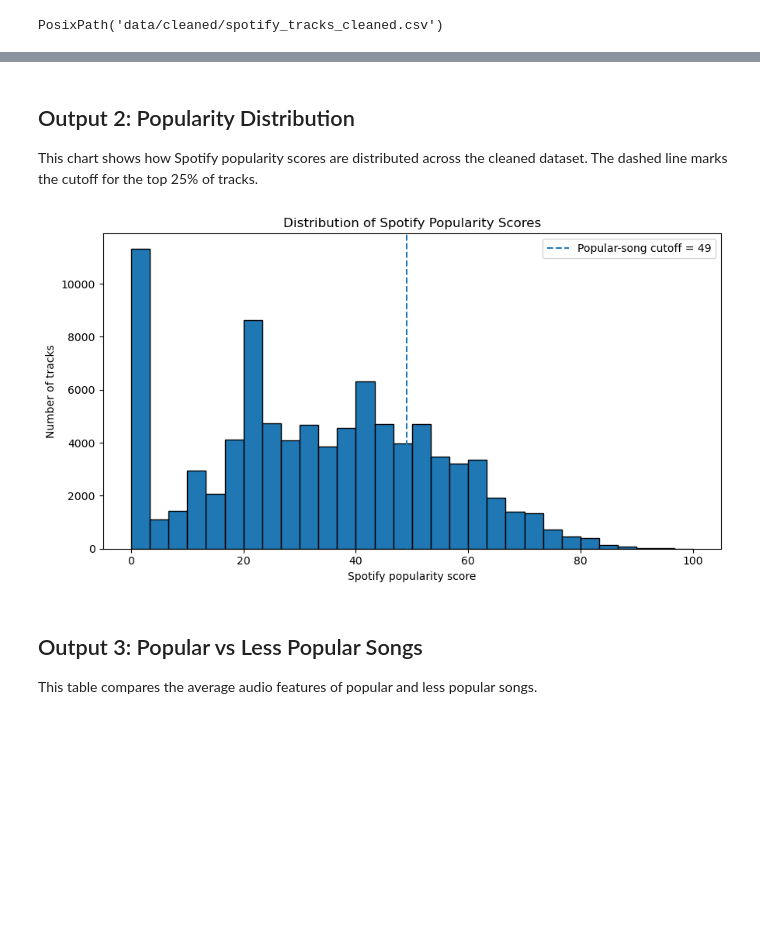
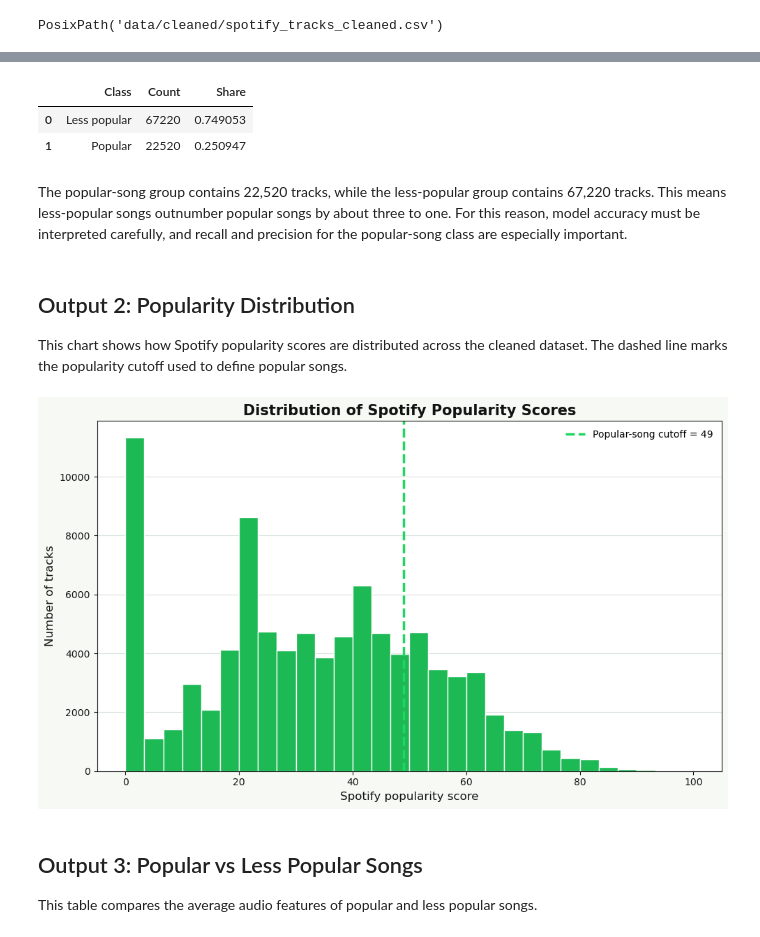
Before and after one commit to TzeNing/bee2041-music-popularity-project, a Jupyter notebook: blog.ipynb, the cells around one changed output, grey strips where cells are left out. Drawn from its saved outputs; the diff is of its cells as text; code cells hidden in the pictures; blank space fills up the shorter version.

```diff
--- a/blog.ipynb
+++ b/blog.ipynb
@@ -173,23 +269,55 @@ summary_table
+# %%
+class_balance = (
+    df_clean["popular_song"]
+    .value_counts()
+    .rename(index={0: "Less popular", 1: "Popular"})
+    .reset_index()
+)
+
+class_balance.columns = ["Class", "Count"]
+class_balance["Share"] = class_balance["Count"] / class_balance["Count"].sum()
+
+class_balance
+# %% [output]
+|  | Class | Count | Share |
+| 0 | Less popular | 67220 | 0.749053 |
+| 1 | Popular | 22520 | 0.250947 |
+# %% [markdown]
+The popular-song group contains 22,520 tracks, while the less-popular group contains 67,220 tracks. This means less-popular songs outnumber popular songs by about three to one. For this reason, model accuracy must be interpreted carefully, and recall and precision for the popular-song class are especially important.
 # %% [markdown]
 ## Output 2: Popularity Distribution
 
-This chart shows how Spotify popularity scores are distributed across the cleaned dataset. The dashed line marks the cutoff for the top 25% of tracks.
+This chart shows how Spotify popularity scores are distributed across the cleaned dataset. The dashed line marks the popularity cutoff used to define popular songs.
 # %%
-plt.figure(figsize=(9, 5))
+fig, ax = plt.subplots(figsize=(10, 6))
 
-plt.hist(df_clean["popularity"], bins=30, edgecolor="black")
-plt.axvline(popularity_cutoff, linestyle="--", label=f"Popular-song cutoff = {popularity_cutoff:.0f}")
+ax.hist(
+    df_clean["popularity"],
+    bins=30,
+    color=GREEN_DARK,
+    edgecolor="white"
+)
 
-plt.title("Distribution of Spotify Popularity Scores")
-plt.xlabel("Spotify popularity score")
-plt.ylabel("Number of tracks")
-plt.legend()
+ax.axvline(
+    popularity_cutoff,
+    color=GREEN,
+    linestyle="--",
+    linewidth=2.5,
+    label=f"Popular-song cutoff = {int(popularity_cutoff)}"
+)
+
+ax.set_title("Distribution of Spotify Popularity Scores", fontweight="bold")
+ax.set_xlabel("Spotify popularity score")
+ax.set_ylabel("Number of tracks")
+ax.set_axisbelow(True)
+ax.grid(axis="y", color=GRID, linewidth=0.8)
+ax.legend(frameon=False)
+
 plt.tight_layout()
-
-plt.savefig("figures/popularity_distribution.png", dpi=300)
+plt.savefig("figures/popularity_distribution.png", dpi=300, bbox_inches="tight")
 plt.show()
 # %% [output]
-[figure, old version]
+[figure, new version]
 # %% [markdown]
 ## Output 3: Popular vs Less Popular Songs
 
```
Also changed, not shown: parts of 26 cells of this notebook, 7 other files.
